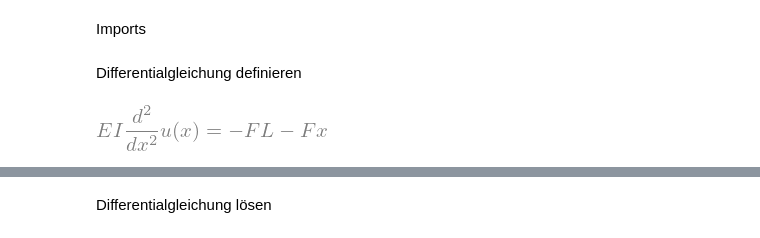
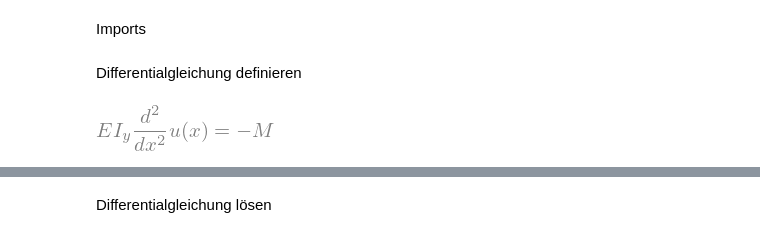
Before and after one commit to Fkaule/Datenvisualisierung-JBook, a Jupyter notebook: Beispiele_Lehre/TM/Biegelinie/Biegelinie.ipynb, the cells around one changed output, grey strips where cells are left out. Cells and saved outputs as stored; diff of their text form; code cells hidden in the pictures.

```diff
--- a/Beispiele_Lehre/TM/Biegelinie/Biegelinie.ipynb
+++ b/Beispiele_Lehre/TM/Biegelinie/Biegelinie.ipynb
@@ -11,10 +11,9 @@ init_printing()
 # %% [markdown]
 Differentialgleichung definieren
 # %%
-E,I,x,L,F =symbols('E I x L F')
+E,Iy,x,L,F, M =symbols('E I_y x L F M')
 u=symbols('u',cls=Function)
-M=F*L+F*x
-dglg=Eq(E*I*u(x).diff(x,2),-M)
+dglg=Eq(E*Iy*u(x).diff(x,2),-M)
 dglg
 # %% [output]
-[figure, old version]
+[figure, new version]
```
Also changed, not shown: parts of 11 cells of this notebook, 2 other files.
